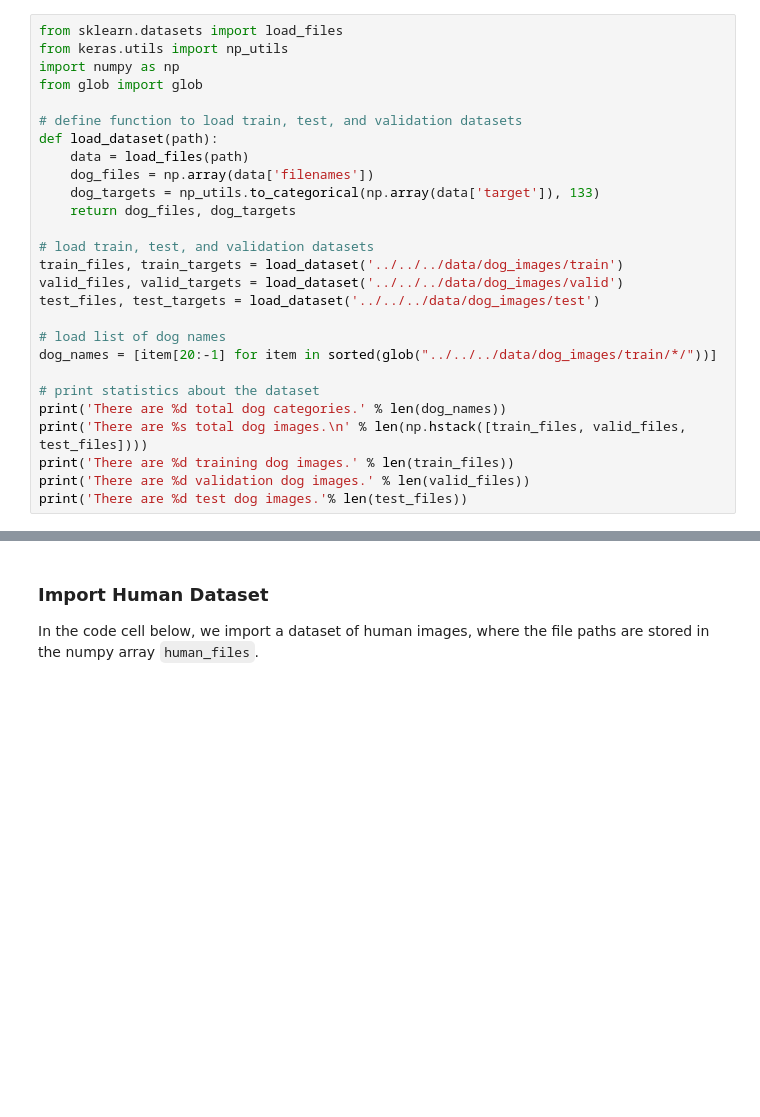
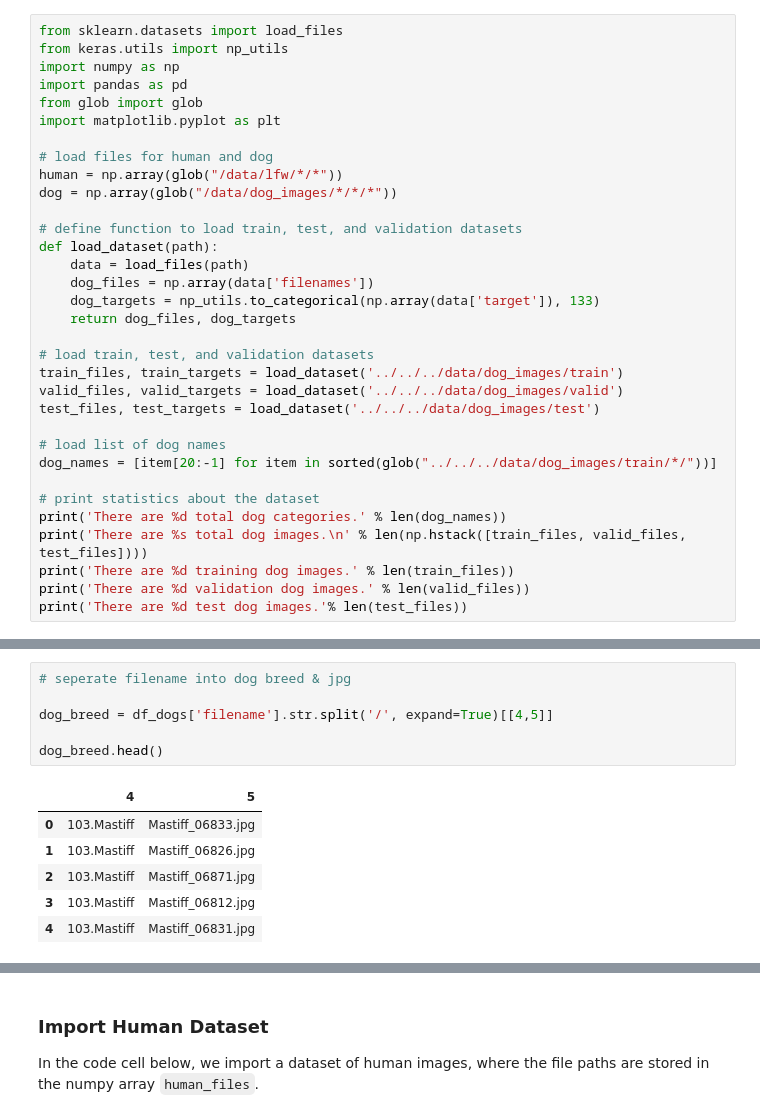
Before and after one commit to camille-wilkens/Dog_App, a Jupyter notebook: dog_app.ipynb, the cells around one changed output, grey strips where cells are left out. Saved outputs shown, nothing was run; the diff lists cells and outputs as text; blank space fills up the shorter version.

```diff
--- a/dog_app.ipynb
+++ b/dog_app.ipynb
@@ -60,7 +60,13 @@ In the code cell below, we import a dataset of dog images.  We populate a few va
 from sklearn.datasets import load_files
 from keras.utils import np_utils
 import numpy as np
+import pandas as pd
 from glob import glob
+import matplotlib.pyplot as plt
+
+# load files for human and dog
+human = np.array(glob("/data/lfw/*/*"))
+dog = np.array(glob("/data/dog_images/*/*/*"))
 
 # define function to load train, test, and validation datasets
 def load_dataset(path):
@@ -92,0 +110,13 @@ There are 836 test dog images.
+# %%
+# seperate filename into dog breed & jpg
+
+dog_breed = df_dogs['filename'].str.split('/', expand=True)[[4,5]]
+
+dog_breed.head()
+# %% [output]
+|  | 4 | 5 |
+| 0 | 103.Mastiff | Mastiff_06833.jpg |
+| 1 | 103.Mastiff | Mastiff_06826.jpg |
+| 2 | 103.Mastiff | Mastiff_06871.jpg |
+| 3 | 103.Mastiff | Mastiff_06812.jpg |
+| 4 | 103.Mastiff | Mastiff_06831.jpg |
```
Also changed, not shown: parts of 7 cells of this notebook, 1 other file.
